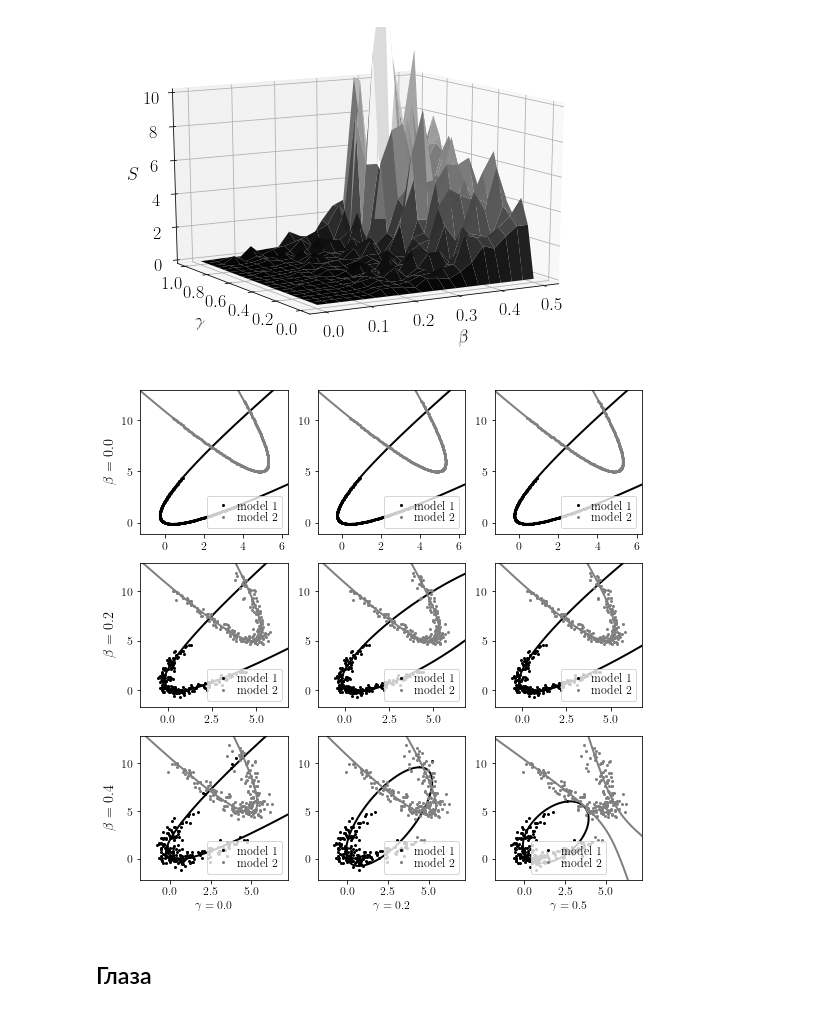
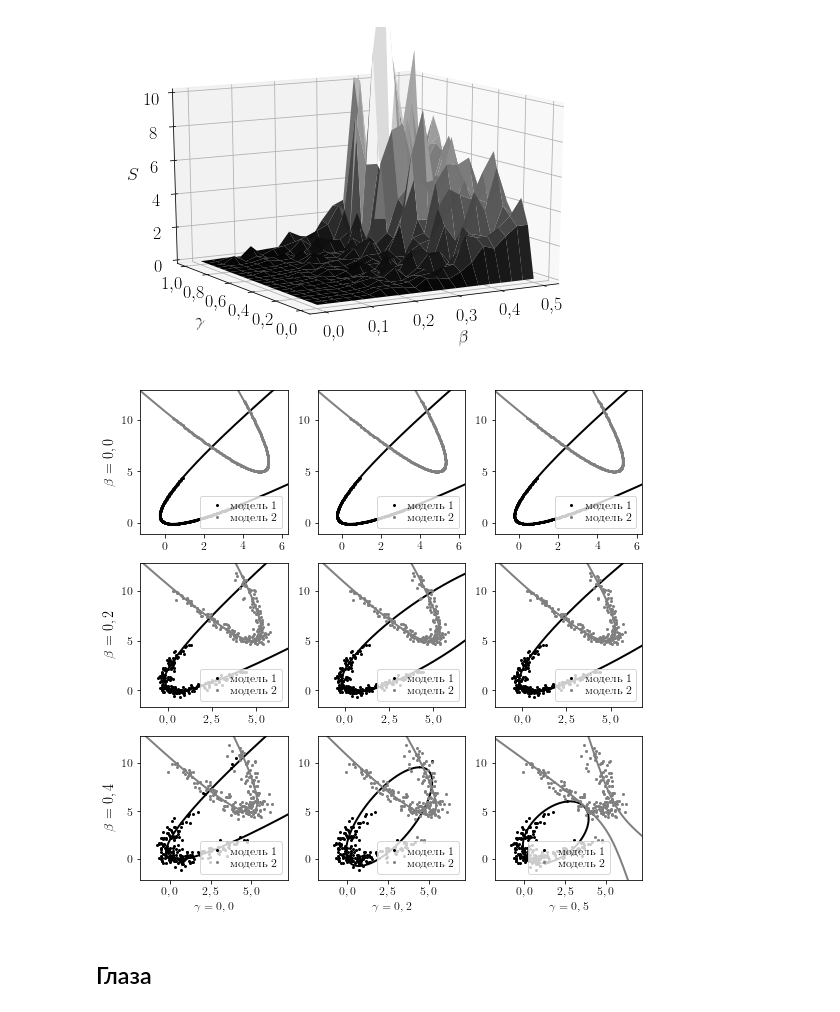
Before and after one commit to andriygav/ExpertLearning, a Jupyter notebook: code/graph.ipynb, the cells around one changed output. Cells and saved outputs as stored; diff of their text form; code cells hidden in the pictures.

```diff
--- a/code/graph.ipynb
+++ b/code/graph.ipynb
@@ -46,6 +57,12 @@ from mixturelib.regularizers import RegularizeModel
 # %%
 import matplotlib.pyplot as plt
 from mpl_toolkits import mplot3d
+# %%
+import locale
+
+locale.setlocale(locale.LC_ALL, 'de_DE.utf8')
+
+plt.rcParams['axes.formatter.use_locale'] = True
 # %%
 plt.rcParams["font.family"] = 'DejaVu Sans'
 
@@ -149,14 +169,14 @@ for i in range(len(betas)*len(gammas)):
     ax.append(fig.add_subplot(gs[i]))
 
 for i in range(3):
-    ax[3*i].annotate(r'$\beta={}$'.format(np.round(betas[i], 1)),
+    ax[3*i].annotate(r'$\beta={}$'.format(str(np.round(betas[i], 1)).replace('.', ',')),
                      xy=(0, 0.5),
                      xytext=(-ax[3*i].yaxis.labelpad - 4, 0),
                      xycoords=ax[3*i].yaxis.label, textcoords='offset points',
                      size='large', ha='center', va='center', rotation=90)
 
 for i in range(3):
-    ax[3*2+i].set_title(r'$\gamma={}$'.format(np.round(gammas[i], 1)),
+    ax[3*2+i].set_title(r'$\gamma={}$'.format(str(np.round(gammas[i], 1)).replace('.', ',')),
                         y=-0.25)
 
 
@@ -166,37 +186,36 @@ for t, beta in enumerate(betas):
         key = json.dumps({'beta': beta, 'gamma': gamma})
 
         x = experiment_dict['results'][key]['x']
         y = experiment_dict['results'][key]['y']
         w_pred = experiment_dict['results'][key]['w_pred']
         model = experiment_dict['results'][key]['model']
 
         X = np.vstack([x*y, y**2, x, y, np.ones_like(x)]).T
         Y = x**2
 
         X_tr = torch.FloatTensor(X)
         idx = np.argmax(model.predict(X_tr)[1], axis = 1)
 
         ax[len(gammas)*t+j].set_xlim((np.min(x)-1, np.max(x)+1))
         ax[len(gammas)*t+j].set_ylim((np.min(y)-1, np.max(y)+1))
 
         for k in range(experiment_dict['K']):
             _ = ax[len(gammas)*t+j].plot(
                 *get_parabola(w_pred[k], y_min=np.min(y)-10,
                               y_max=np.max(y)+10), color = colors[k])
 
 
         for i in range(len(model.ListOfModels)):
             _ = ax[len(gammas)*t+j].plot(
                 x[idx == i], y[idx == i], '.', color = colors[i],
-                label = 'model '+str(i+1))
-
+                label = 'модель '+str(i+1))
 
         ax[len(gammas)*t+j].legend(loc='best')
 
-plt.savefig('./figures/beta_gamma.pdf', bbox_inches='tight')
+plt.savefig('beta_gamma.pdf', bbox_inches='tight')
 plt.show()
 # %% [output]
-[figure, old version]
+[figure, new version]
 # %% [markdown]
 ## Глаза
 # %%
```
Also changed, not shown: parts of 19 cells of this notebook.
